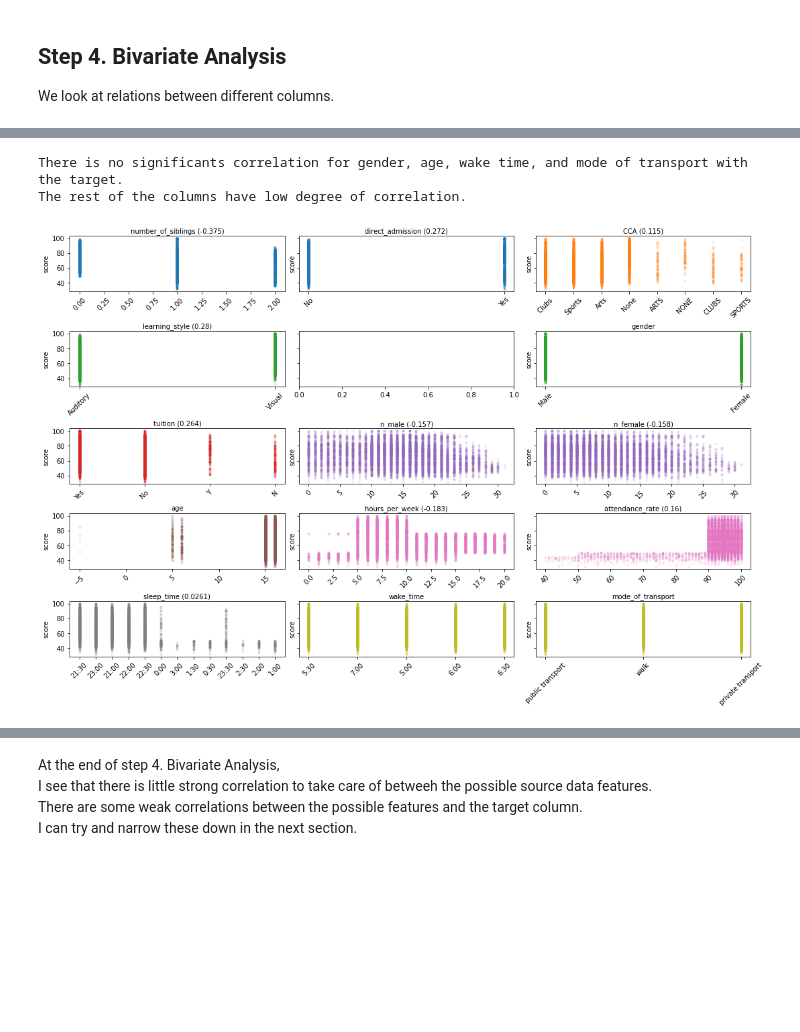
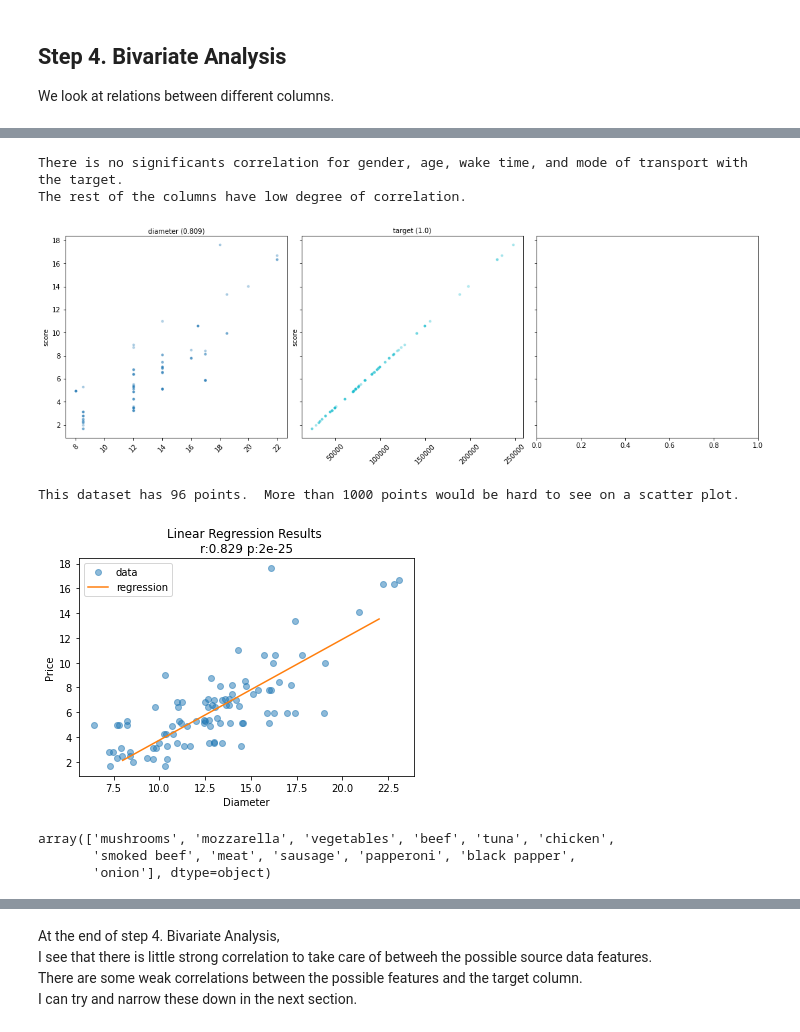
Before and after one commit to developerHobday/machine-learning-start, a Jupyter notebook: eda.ipynb, the cells around one changed output, grey strips where cells are left out. Saved outputs shown, nothing was run; the diff lists cells and outputs as text; code cells hidden in the pictures; blank space fills up the shorter version.

```diff
--- a/eda.ipynb
+++ b/eda.ipynb
@@ -98,8 +96,8 @@ raw_data.sample(10, random_state=random_seed)
 | 76 | C | Rp32,000 | 8.5 | tuna | neptune_tuna | small | yes | no |
 | 73 | C | Rp35,000 | 8.5 | beef | american_classic | small | yes | no |
 # %%
-raw_data['price'] = raw_data['price_rupiah'].apply(lambda x :
-    int( x[2:].replace(',', ''))
+raw_data['price_usd'] = raw_data['price_rupiah'].apply(lambda x :
+    round( int( x[2:].replace(',', '')) / 14078.56, 2)
 )
 raw_data.sample(10)
 # %% [output]
@@ -127,7 +125,7 @@ There is good reason to continue the experiment as I have quite a few columns th
 
 The dataset also should have sufficient rows.  Let us carry on.
 # %%
-target_col = 'price'
+target_col = 'price_usd'
 X_data = raw_data.drop(target_col, axis=1)
 y_data = raw_data[target_col]
 X_train, X_val, y_train, y_val = train_test_split( X_data, y_data, random_state=random_seed)
@@ -597,45 +546,80 @@ from scipy.stats import spearmanr, kendalltau
 def plot_columns_against_target(X_train, y_train) :
     columns = X_train.columns
     num_cols = 3
-    num_rows = math.ceil( len(columns) // 3)
-    fig, axes = plt.subplots(num_rows, num_cols, figsize=(15,10), constrained_layout=True, sharey=True)
+    num_rows = math.ceil( len(columns) / 3)
+    fig, axes = plt.subplots(num_rows, num_cols,
+        figsize=(15, 5 * num_rows), constrained_layout=True, sharey=True)
 
     color=iter( plt.cm.tab10( np.linspace(0,1, len(columns))))
     for i, ax in enumerate(fig.axes) :
+        if i >= len(columns):
+            break
         column_name = X_train.columns[i]
-        if i == 4: # student_id has many values
-            continue
+        # if i == 4: # student_id has many values
+        #     continue
+
 
         x = X_train.iloc[:, i]
-        ax.plot(x, y_train, '.', alpha=0.1, color=next(color))
+        ax.plot(x, y_train, '.', alpha=0.3, color=next(color))
 
         x2 = to_numeric_array(x)
         coeff, p = spearmanr(x2, y_train)
         if p < 0.1 :
             xlabel = f'{column_name} ({coeff:0.3})'
         else :
             xlabel = column_name
 
         ax.set_xlabel(xlabel)
 
         ax.set_ylabel('score')
         ax.xaxis.set_tick_params(rotation=45)
         ax.xaxis.set_label_position('top')
 
 def to_numeric_array(x) :
     x2 = x.fillna(method='ffill')
     try:
         temp = float(x2[0])
         return x2
     except ValueError:
         result = OrdinalEncoder().fit_transform( x2.to_numpy().reshape(-1,1) ).flatten()
 #         print(result[:5], result.shape)
         return result
 
-plot_columns_against_target(X_train_repaired, y_train_repaired)
+plot_columns_against_target(df_num_features, y_train)
 print('There is no significants correlation for gender, age, wake time, and mode of transport with the target.')
 print ('The rest of the columns have low degree of correlation.')
 # %% [output]
 There is no significants correlation for gender, age, wake time, and mode of transport with the target.
 The rest of the columns have low degree of correlation.
-[figure, old version]
+[figure, new version]
+# %%
+num_points = len(Train.index)
+print (f'This dataset has { num_points } points.  More than 1000 points would be hard to see on a scatter plot.')
+
+plt.plot(
+    Train['diameter'] + np.random.normal(0, 1, num_points),
+    Train['target'],
+    'o', alpha=0.5,
+    label = 'data',
+)
+plt.xlabel('Diameter')
+plt.ylabel('Price')
+
+res = scipy.stats.linregress(
+    Train['diameter'], Train['target']
+)
+fx = np.array([
+    np.min(Train['diameter']), np.max(Train['diameter']),
+])
+plt.plot(fx, fx * res.slope + res.intercept, '-', label='regression')
+plt.legend()
+_ = plt.title(f'Linear Regression Results \nr:{res.rvalue:0.3} p:{res.pvalue:0.3}')
+# %% [output]
+This dataset has 96 points.  More than 1000 points would be hard to see on a scatter plot.
+[figure, added]
+# %%
+Train['topping'].unique()
+# %% [output]
+array(['mushrooms', 'mozzarella', 'vegetables', 'beef', 'tuna', 'chicken',
+       'smoked beef', 'meat', 'sausage', 'papperoni', 'black papper',
+       'onion'], dtype=object)
```
Also changed, not shown: parts of 22 cells of this notebook.
